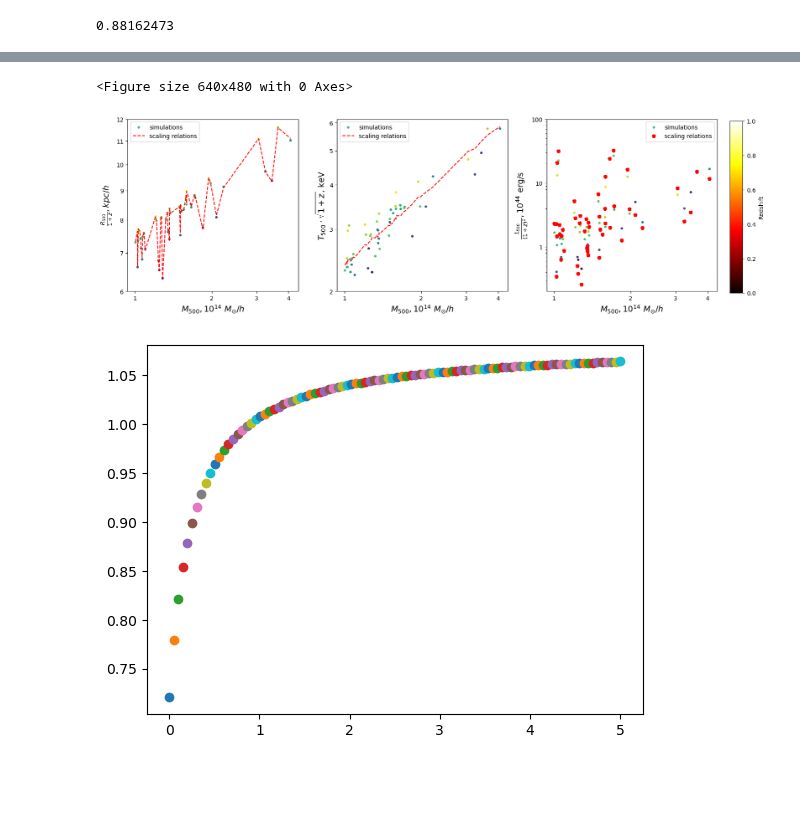
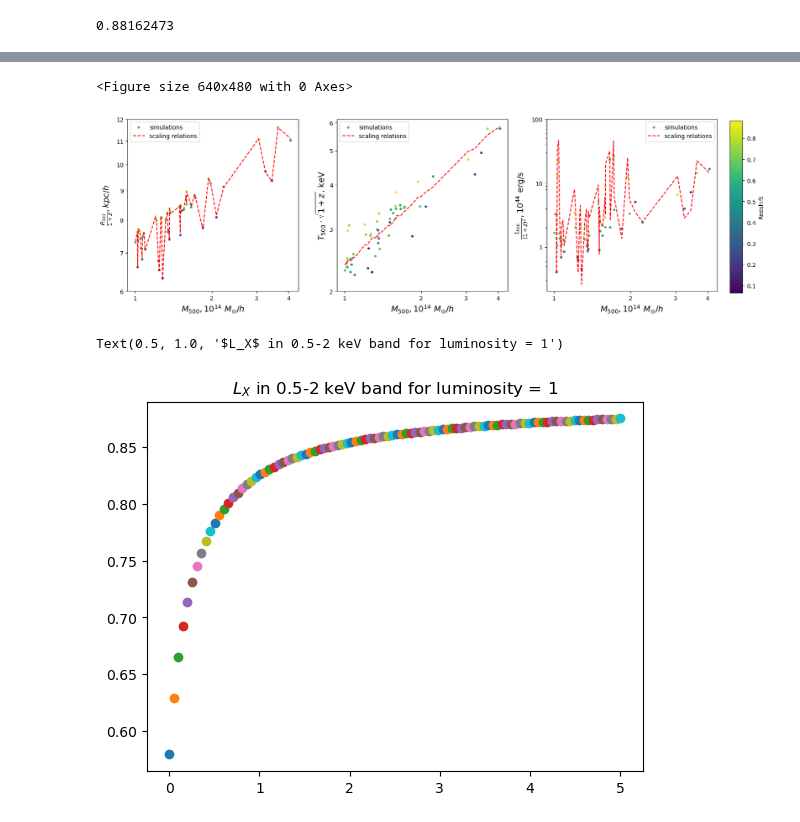
Before and after one commit to pi4imu/magneticum, a Jupyter notebook: scaling_relations.ipynb, the cells around one changed output, grey strips where cells are left out. Drawn from its saved outputs; the diff is of its cells as text; code cells hidden in the pictures; blank space fills up the shorter version.

```diff
--- a/scaling_relations.ipynb
+++ b/scaling_relations.ipynb
@@ -273,7 +271,7 @@ plt.legend()
 
 plt.subplot(133, aspect='auto')
 plt.scatter(M500s, L500s, c=zs, cmap='viridis', s=10, label = 'simulations')
-plt.scatter(M500s, L0520s_rel, color='red', linestyle='--', label = 'scaling relations')
+plt.plot(M500s, L0520s_rel, color='red', linestyle='--', label = 'scaling relations')
 plt.xscale("log")
 plt.yscale("log")
 plt.xlabel("$M_{500}, 10^{14} \ M_{\odot}/h$", fontsize=14)
@@ -289,9 +287,12 @@ plt.colorbar(cax = plt.axes([1.01, 0.13, 0.02, 0.82]), label='Redshift')
 plt.show()
 # %% [output]
 <Figure size 640x480 with 0 Axes>
-[figure, old version]
+[figure, new version]
 # %%
 for abunds in np.linspace(0, 5, 100):
-    plt.scatter(abunds, L_X_from_T(1, abunds, 0.1, 1))
+    plt.scatter(abunds, L_X_from_T(1, abunds, 0.0001, 1))
+
+plt.title("$L_X$ in 0.5-2 keV band for luminosity = 1")
 # %% [output]
+Text(0.5, 1.0, '$L_X$ in 0.5-2 keV band for luminosity = 1')
-[figure, old version]
+[figure, new version]
```
Also changed, not shown: parts of 2 cells of this notebook, 15 other files.
